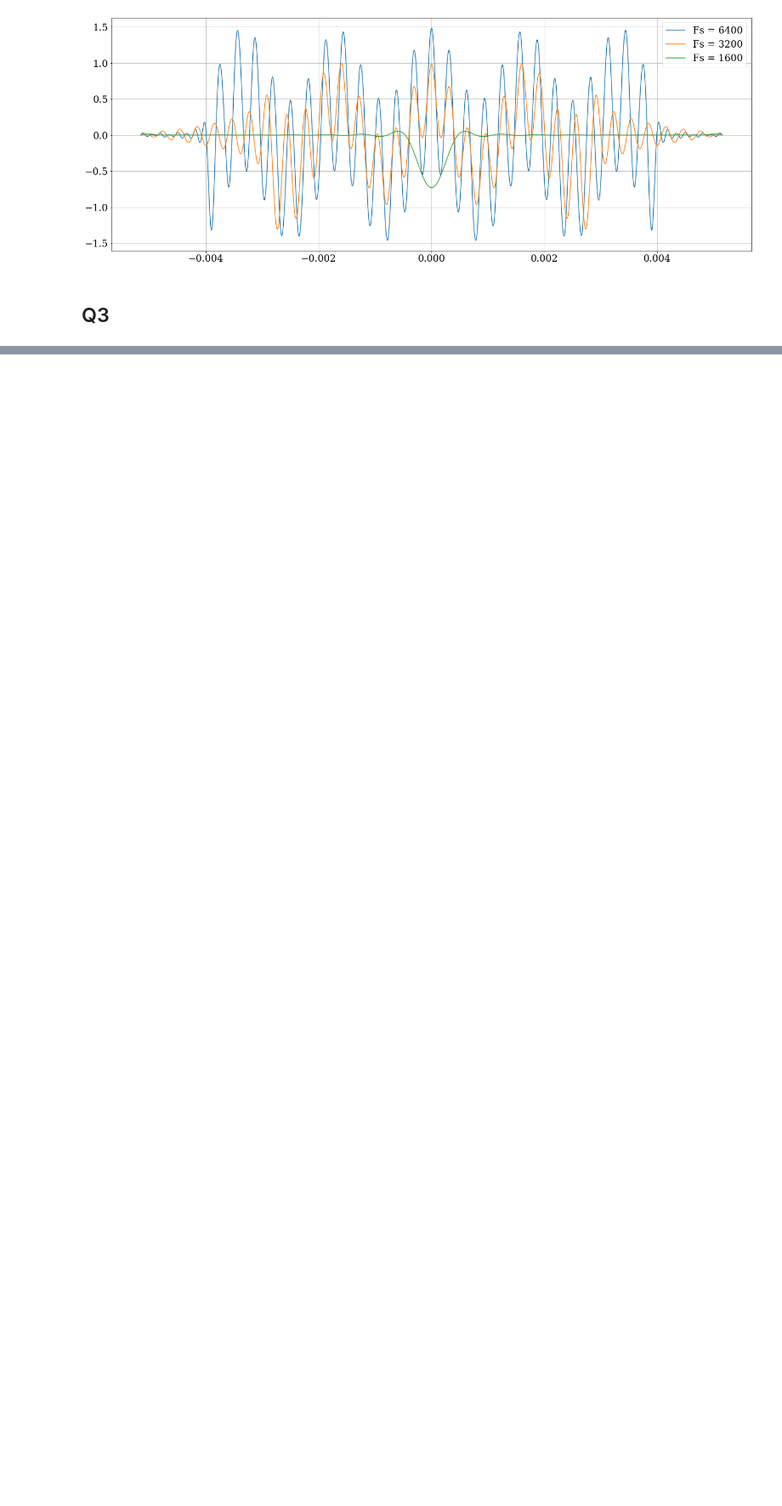
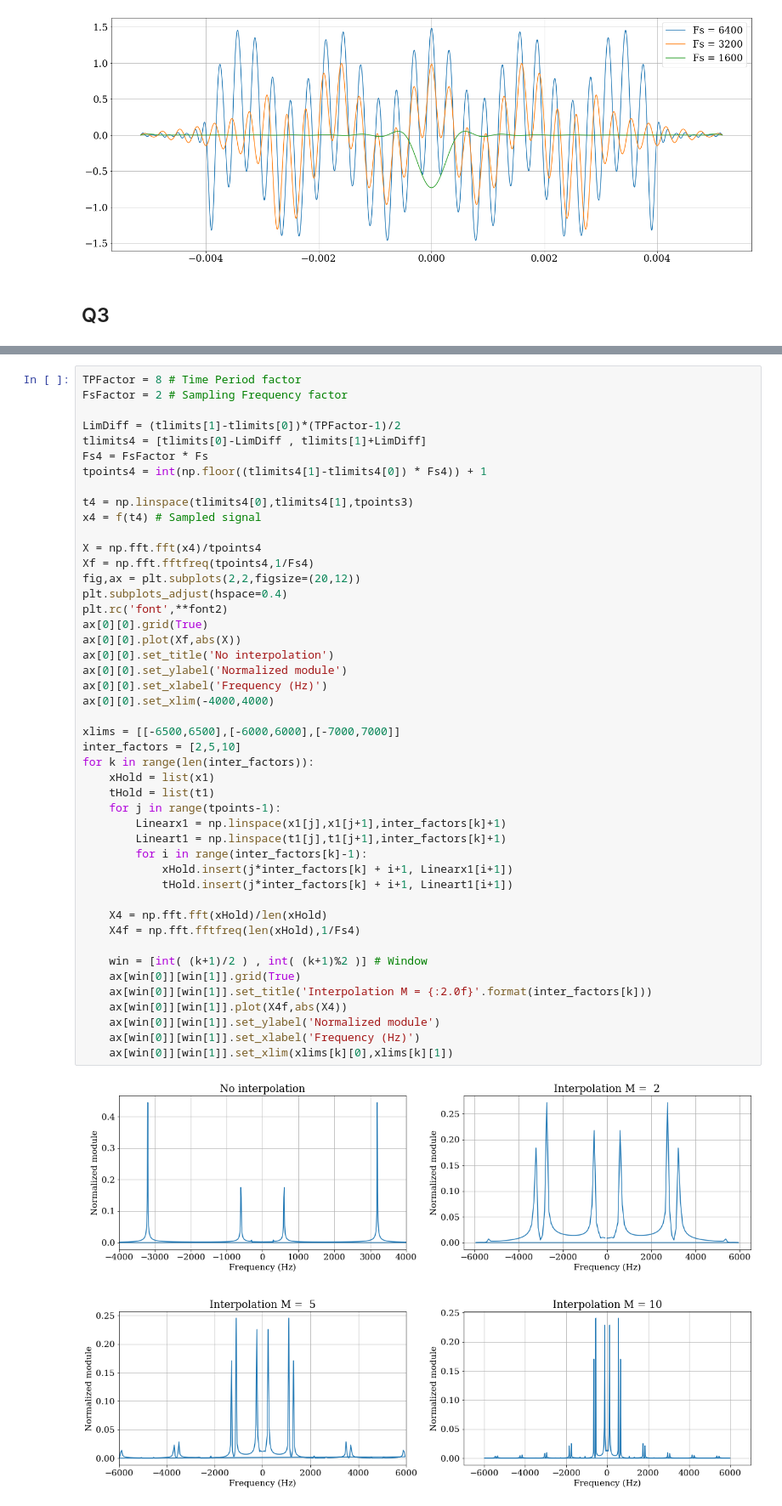
Before and after one commit to CaioRodrigues200/Signal_Processing, a Jupyter notebook: Av1PDS.ipynb, the cells around one changed output, grey strips where cells are left out. Shown at 85% size. Saved outputs shown, nothing was run; the diff lists cells and outputs as text; blank space fills up the shorter version.

```diff
--- a/Av1PDS.ipynb
+++ b/Av1PDS.ipynb
@@ -242,0 +287,48 @@ for i in range(len(dec_factors)):
+# %%
+TPFactor = 8 # Time Period factor
+FsFactor = 2 # Sampling Frequency factor
+
+LimDiff = (tlimits[1]-tlimits[0])*(TPFactor-1)/2
+tlimits4 = [tlimits[0]-LimDiff , tlimits[1]+LimDiff]
+Fs4 = FsFactor * Fs
+tpoints4 = int(np.floor((tlimits4[1]-tlimits4[0]) * Fs4)) + 1
+
+t4 = np.linspace(tlimits4[0],tlimits4[1],tpoints3)
+x4 = f(t4) # Sampled signal
+
+X = np.fft.fft(x4)/tpoints4
+Xf = np.fft.fftfreq(tpoints4,1/Fs4)
+fig,ax = plt.subplots(2,2,figsize=(20,12))
+plt.subplots_adjust(hspace=0.4)
+plt.rc('font',**font2)
+ax[0][0].grid(True)
+ax[0][0].plot(Xf,abs(X))
+ax[0][0].set_title('No interpolation')
+ax[0][0].set_ylabel('Normalized module')
+ax[0][0].set_xlabel('Frequency (Hz)')
+ax[0][0].set_xlim(-4000,4000)
+
+xlims = [[-6500,6500],[-6000,6000],[-7000,7000]]
+inter_factors = [2,5,10]
+for k in range(len(inter_factors)):
+    xHold = list(x1)
+    tHold = list(t1)
+    for j in range(tpoints-1):
+        Linearx1 = np.linspace(x1[j],x1[j+1],inter_factors[k]+1)
+        Lineart1 = np.linspace(t1[j],t1[j+1],inter_factors[k]+1)
+        for i in range(inter_factors[k]-1):
+            xHold.insert(j*inter_factors[k] + i+1, Linearx1[i+1])
+            tHold.insert(j*inter_factors[k] + i+1, Lineart1[i+1])
+
+    X4 = np.fft.fft(xHold)/len(xHold)
+    X4f = np.fft.fftfreq(len(xHold),1/Fs4)
+
+    win = [int( (k+1)/2 ) , int( (k+1)%2 )] # Window
+    ax[win[0]][win[1]].grid(True)
+    ax[win[0]][win[1]].set_title('Interpolation M = {:2.0f}'.format(inter_factors[k]))
+    ax[win[0]][win[1]].plot(X4f,abs(X4))
+    ax[win[0]][win[1]].set_ylabel('Normalized module')
+    ax[win[0]][win[1]].set_xlabel('Frequency (Hz)')
+    ax[win[0]][win[1]].set_xlim(xlims[k][0],xlims[k][1])
+# %% [output]
+[figure, added]
```
Also changed, not shown: parts of 8 cells of this notebook.
